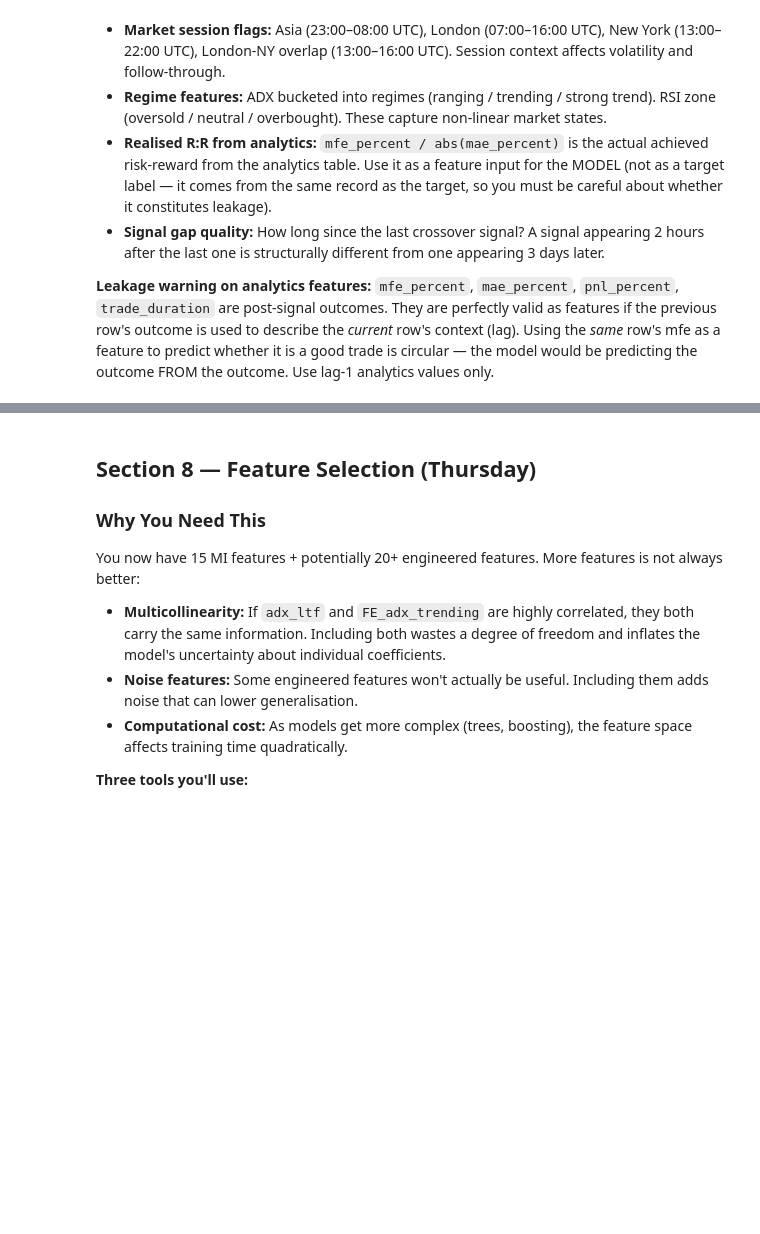
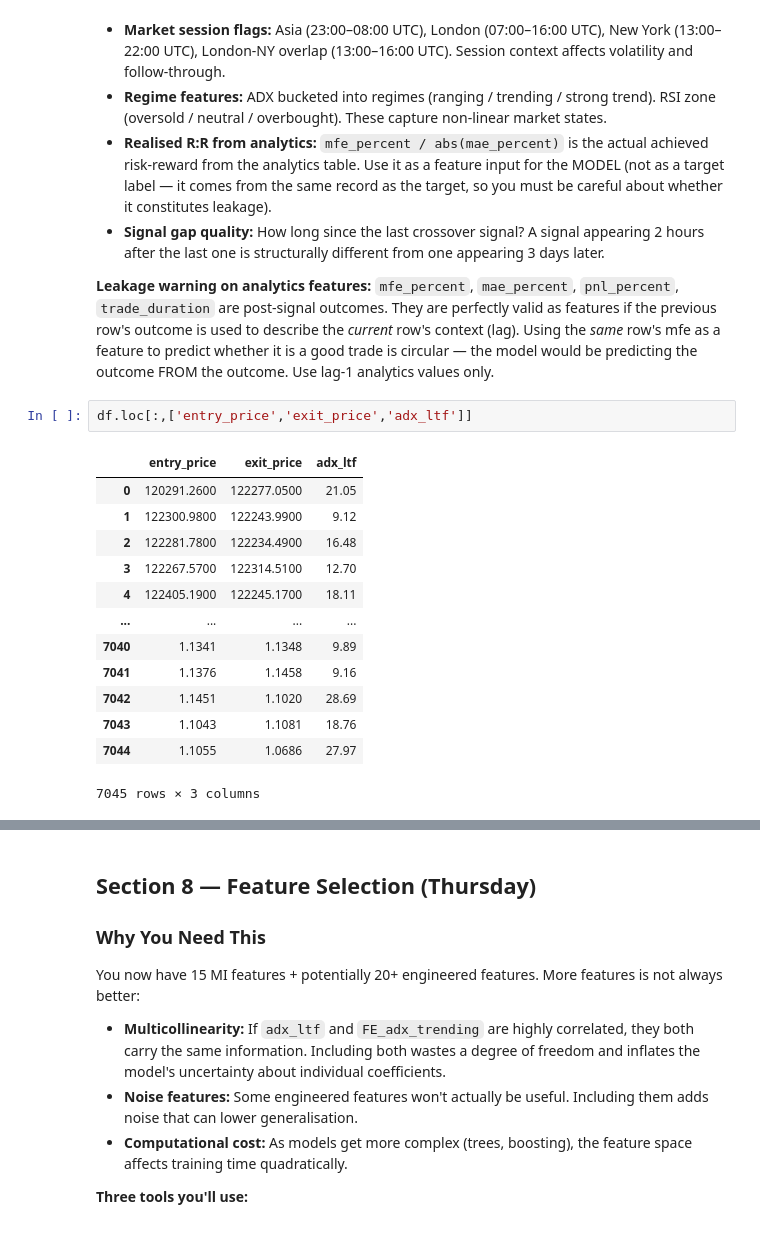
Before and after one commit to Jeshurun-B/EMA-optimizer-pipeline-v2, a Jupyter notebook: coolab_notebooks/week3_feature_engineering.ipynb, the cells around one changed output, grey strips where cells are left out. Saved outputs shown, nothing was run; the diff lists cells and outputs as text; blank space fills up the shorter version.

```diff
--- a/coolab_notebooks/week3_feature_engineering.ipynb
+++ b/coolab_notebooks/week3_feature_engineering.ipynb
@@ -728,6 +734,22 @@ These features are more powerful because they encode *context*, not just combina
 - **Signal gap quality:** How long since the last crossover signal? A signal appearing 2 hours after the last one is structurally different from one appearing 3 days later.
 
 **Leakage warning on analytics features:** `mfe_percent`, `mae_percent`, `pnl_percent`, `trade_duration` are post-signal outcomes. They are perfectly valid as features if the previous row's outcome is used to describe the *current* row's context (lag). Using the *same* row's mfe as a feature to predict whether it is a good trade is circular — the model would be predicting the outcome FROM the outcome. Use lag-1 analytics values only.
+# %%
+df.loc[:,['entry_price','exit_price','adx_ltf']]
+# %% [output]
+|  | entry_price | exit_price | adx_ltf |
+| 0 | 120291.2600 | 122277.0500 | 21.05 |
+| 1 | 122300.9800 | 122243.9900 | 9.12 |
+| 2 | 122281.7800 | 122234.4900 | 16.48 |
+| 3 | 122267.5700 | 122314.5100 | 12.70 |
+| 4 | 122405.1900 | 122245.1700 | 18.11 |
+| ... | ... | ... | ... |
+| 7040 | 1.1341 | 1.1348 | 9.89 |
+| 7041 | 1.1376 | 1.1458 | 9.16 |
+| 7042 | 1.1451 | 1.1020 | 28.69 |
+| 7043 | 1.1043 | 1.1081 | 18.76 |
+| 7044 | 1.1055 | 1.0686 | 27.97 |
+7045 rows × 3 columns
 # %%
 # ============================================================
 # LAG FEATURES (previous signal's context)
```
Also changed, not shown: parts of 21 cells of this notebook.
